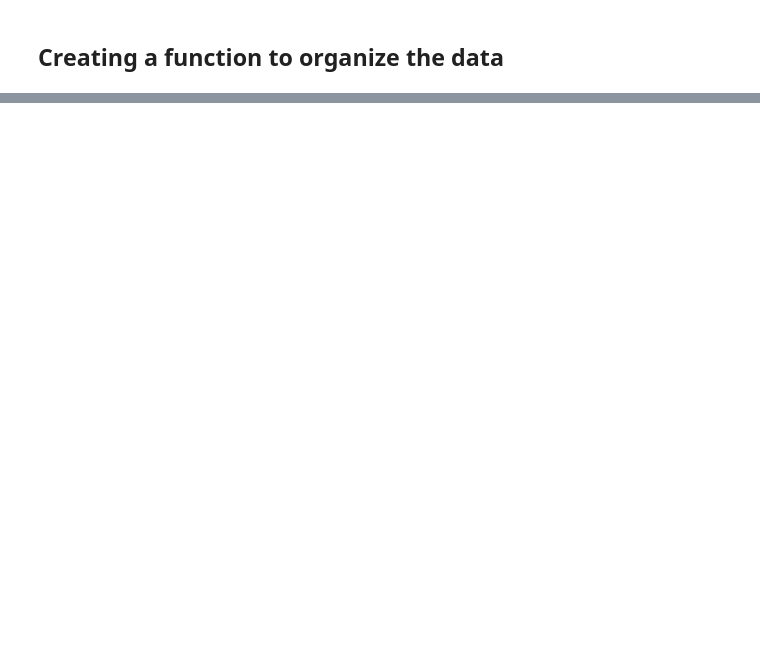
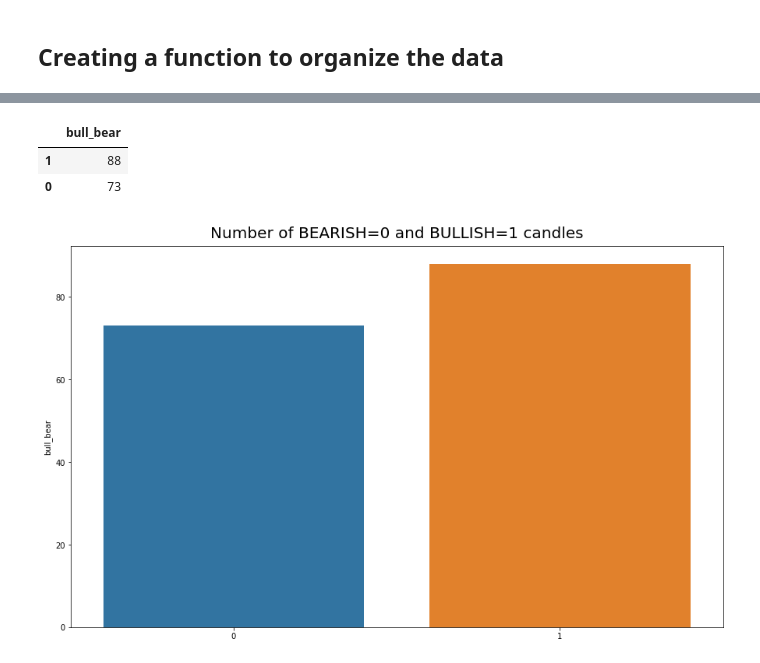
Before and after one commit to IgorComune/Financial-Markets, a Jupyter notebook: financial_markets.ipynb, the cells around one changed output, grey strips where cells are left out. Saved outputs shown, nothing was run; the diff lists cells and outputs as text; code cells hidden in the pictures; blank space fills up the shorter version.

```diff
--- a/financial_markets.ipynb
+++ b/financial_markets.ipynb
@@ -276,0 +362,5 @@ vale.head()
+# %%
+#returning the "body" of the candle
+vale['open_close'] = vale.Open - vale.Close
+vale['high_low'] = vale.High - vale.Low
+vale.head()
@@ -276,0 +375,4 @@ vale.head()
+# %%
+#classifying each candle as BULLISH=1 and BEARISH=0
+vale['bull_bear'] = vale['open_close'].apply(lambda x: 1 if x >0 else 0)
+vale.head()
@@ -276,0 +387,16 @@ vale.head()
+# %%
+#counting the number of bearish and bulish candlesticks
+n_candles = pd.DataFrame(vale['bull_bear'].value_counts())
+n_candles
+# %% [output]
+|  | bull_bear |
+| 1 | 88 |
+| 0 | 73 |
+# %%
+plt.figure(figsize=(15,9))
+sns.barplot(data=n_candles, y='bull_bear',x=n_candles.index)
+plt.title('Number of BEARISH=0 and BULLISH=1 candles', fontsize=20, pad=10)
+plt.savefig('graph2.jpeg')
+plt.show()
+# %% [output]
+[figure, added]
```
Also changed, not shown: parts of 33 cells of this notebook, 1 other file.
